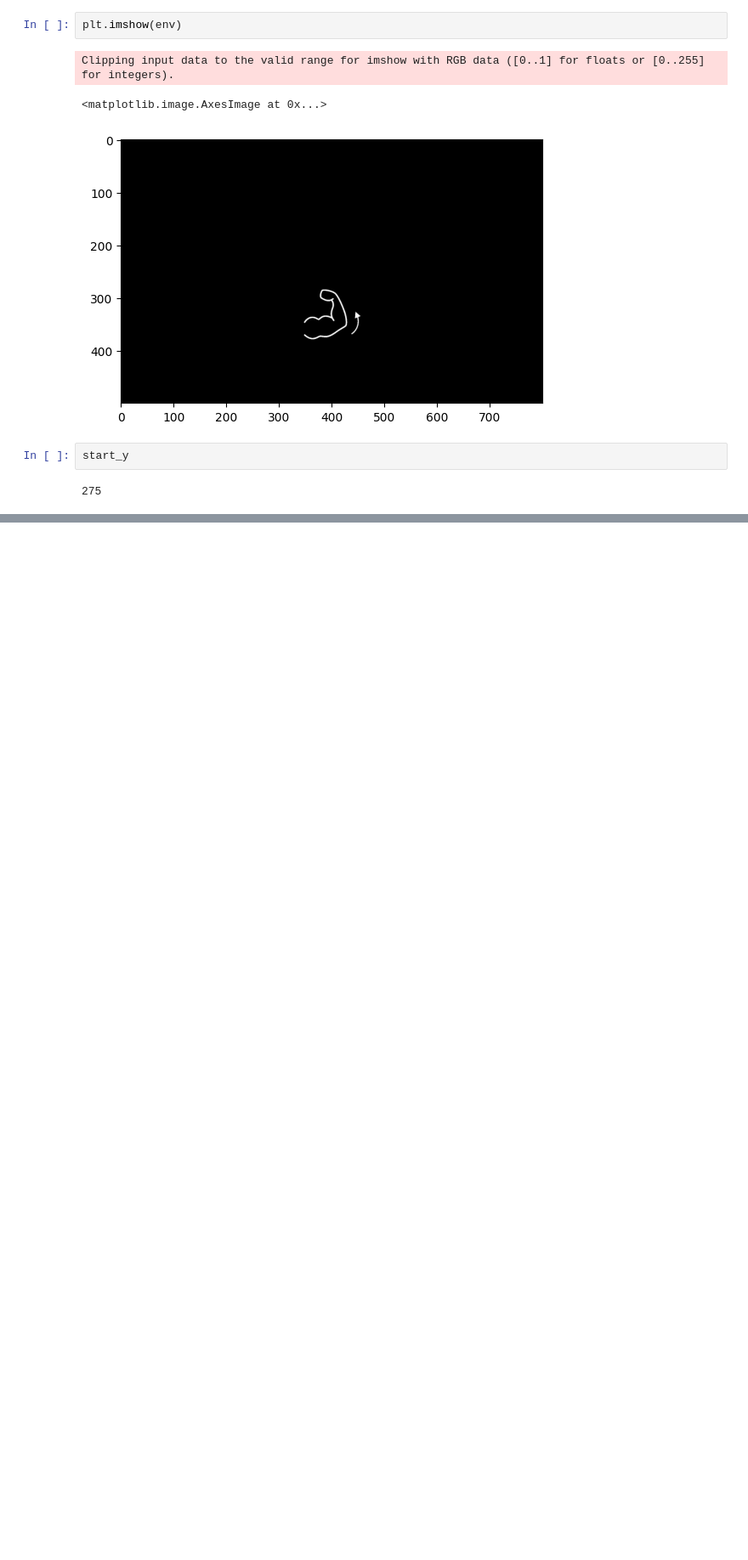
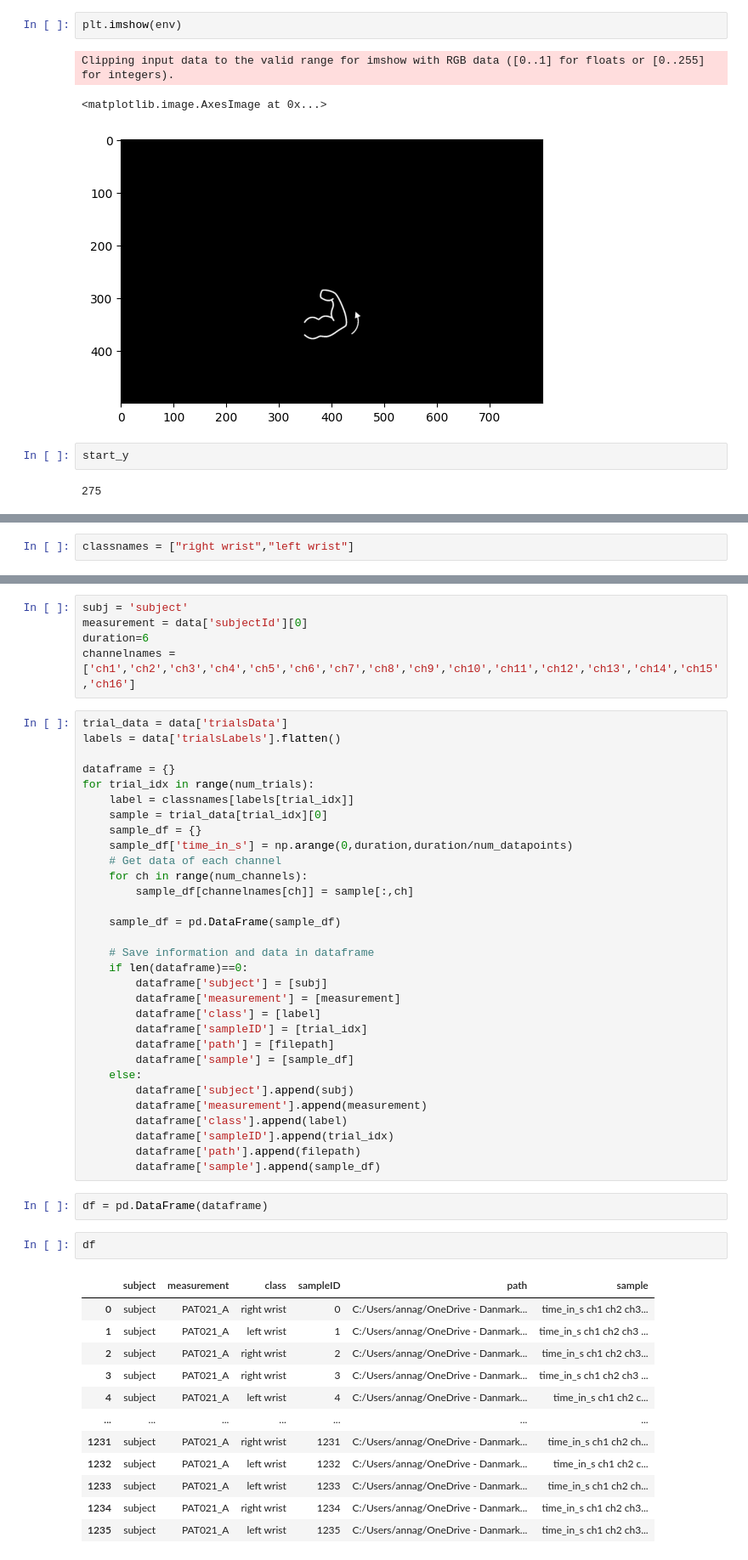
Before and after one commit to AnnaGr-Git/BCI_stroke_rehab, a Jupyter notebook: notebooks/test_workspace.ipynb, the cells around one changed output, grey strips where cells are left out. Shown: that part at 85% size. Cells and saved outputs as stored; diff of their text form; blank space fills up the shorter version.

```diff
--- a/notebooks/test_workspace.ipynb
+++ b/notebooks/test_workspace.ipynb
@@ -48,0 +113,2 @@ start_y
+# %%
+classnames = ["right wrist","left wrist"]
@@ -48,0 +125,53 @@ start_y
+# %%
+subj = 'subject'
+measurement = data['subjectId'][0]
+duration=6
+channelnames = ['ch1','ch2','ch3','ch4','ch5','ch6','ch7','ch8','ch9','ch10','ch11','ch12','ch13','ch14','ch15','ch16']
+# %%
+trial_data = data['trialsData']
+labels = data['trialsLabels'].flatten()
+
+dataframe = {}
+for trial_idx in range(num_trials):
+    label = classnames[labels[trial_idx]]
+    sample = trial_data[trial_idx][0]
+    sample_df = {}
+    sample_df['time_in_s'] = np.arange(0,duration,duration/num_datapoints)
+    # Get data of each channel
+    for ch in range(num_channels):
+        sample_df[channelnames[ch]] = sample[:,ch]
+
+    sample_df = pd.DataFrame(sample_df)
+
+    # Save information and data in dataframe
+    if len(dataframe)==0:
+        dataframe['subject'] = [subj]
+        dataframe['measurement'] = [measurement]
+        dataframe['class'] = [label]
+        dataframe['sampleID'] = [trial_idx]
+        dataframe['path'] = [filepath]
+        dataframe['sample'] = [sample_df]
+    else:
+        dataframe['subject'].append(subj)
+        dataframe['measurement'].append(measurement)
+        dataframe['class'].append(label)
+        dataframe['sampleID'].append(trial_idx)
+        dataframe['path'].append(filepath)
+        dataframe['sample'].append(sample_df)
+# %%
+df = pd.DataFrame(dataframe)
+# %%
+df
+# %% [output]
+|  | subject | measurement | class | sampleID | path | sample |
+| 0 | subject | PAT021_A | right wrist | 0 | C:/Users/annag/OneDrive - Danmark... | time_in_s ch1 ch2 ch3... |
+| 1 | subject | PAT021_A | left wrist | 1 | C:/Users/annag/OneDrive - Danmark... | time_in_s ch1 ch2 ch3 ... |
+| 2 | subject | PAT021_A | right wrist | 2 | C:/Users/annag/OneDrive - Danmark... | time_in_s ch1 ch2 ch3... |
+| 3 | subject | PAT021_A | right wrist | 3 | C:/Users/annag/OneDrive - Danmark... | time_in_s ch1 ch2 ch3 ... |
+| 4 | subject | PAT021_A | left wrist | 4 | C:/Users/annag/OneDrive - Danmark... | time_in_s ch1 ch2 c... |
+| ... | ... | ... | ... | ... | ... | ... |
+| 1231 | subject | PAT021_A | right wrist | 1231 | C:/Users/annag/OneDrive - Danmark... | time_in_s ch1 ch2 ch... |
+| 1232 | subject | PAT021_A | left wrist | 1232 | C:/Users/annag/OneDrive - Danmark... | time_in_s ch1 ch2 c... |
+| 1233 | subject | PAT021_A | left wrist | 1233 | C:/Users/annag/OneDrive - Danmark... | time_in_s ch1 ch2 ch... |
+| 1234 | subject | PAT021_A | right wrist | 1234 | C:/Users/annag/OneDrive - Danmark... | time_in_s ch1 ch2 ch3... |
+| 1235 | subject | PAT021_A | left wrist | 1235 | C:/Users/annag/OneDrive - Danmark... | time_in_s ch1 ch2 ch3... |
```
Also changed, not shown: parts of 31 cells of this notebook, 6 other files.
